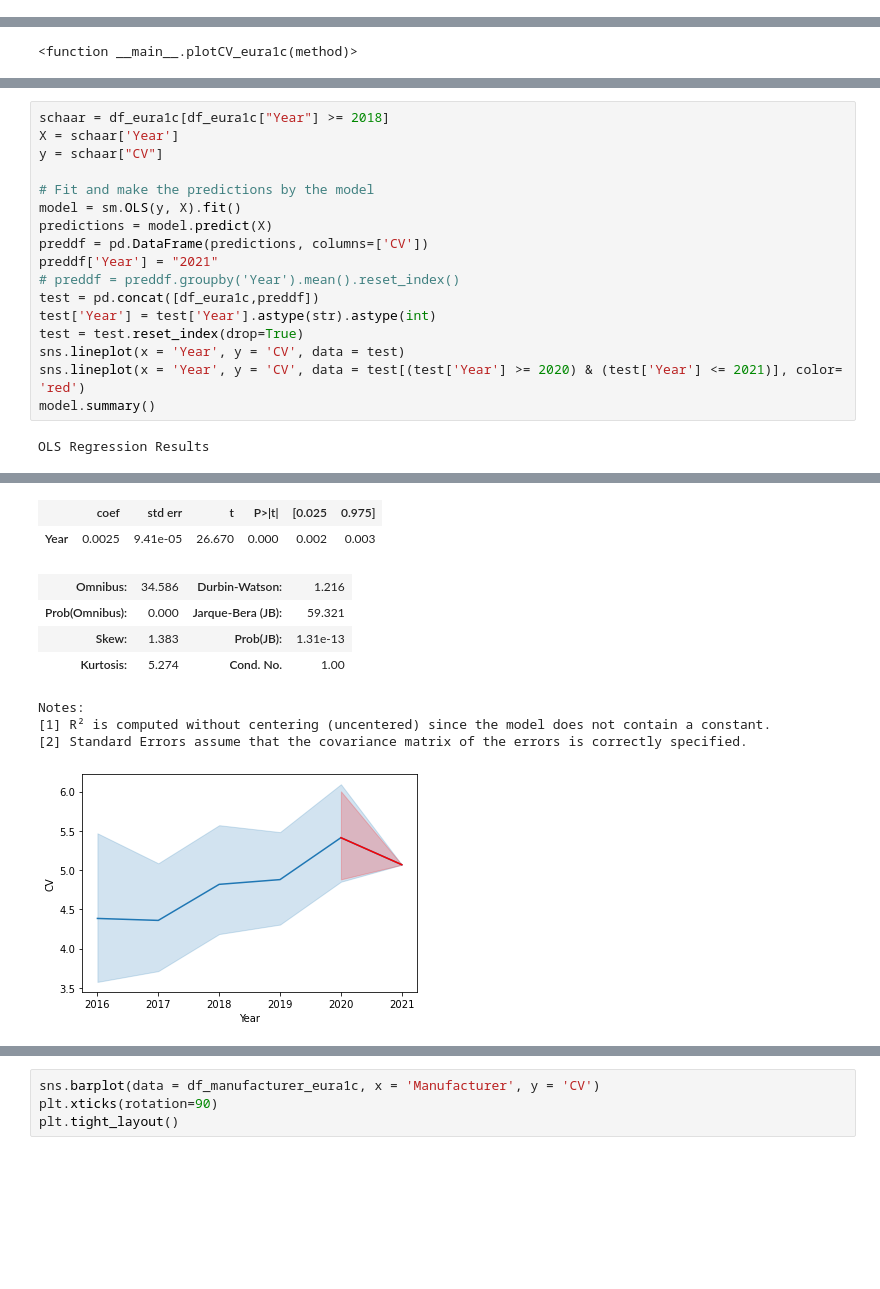
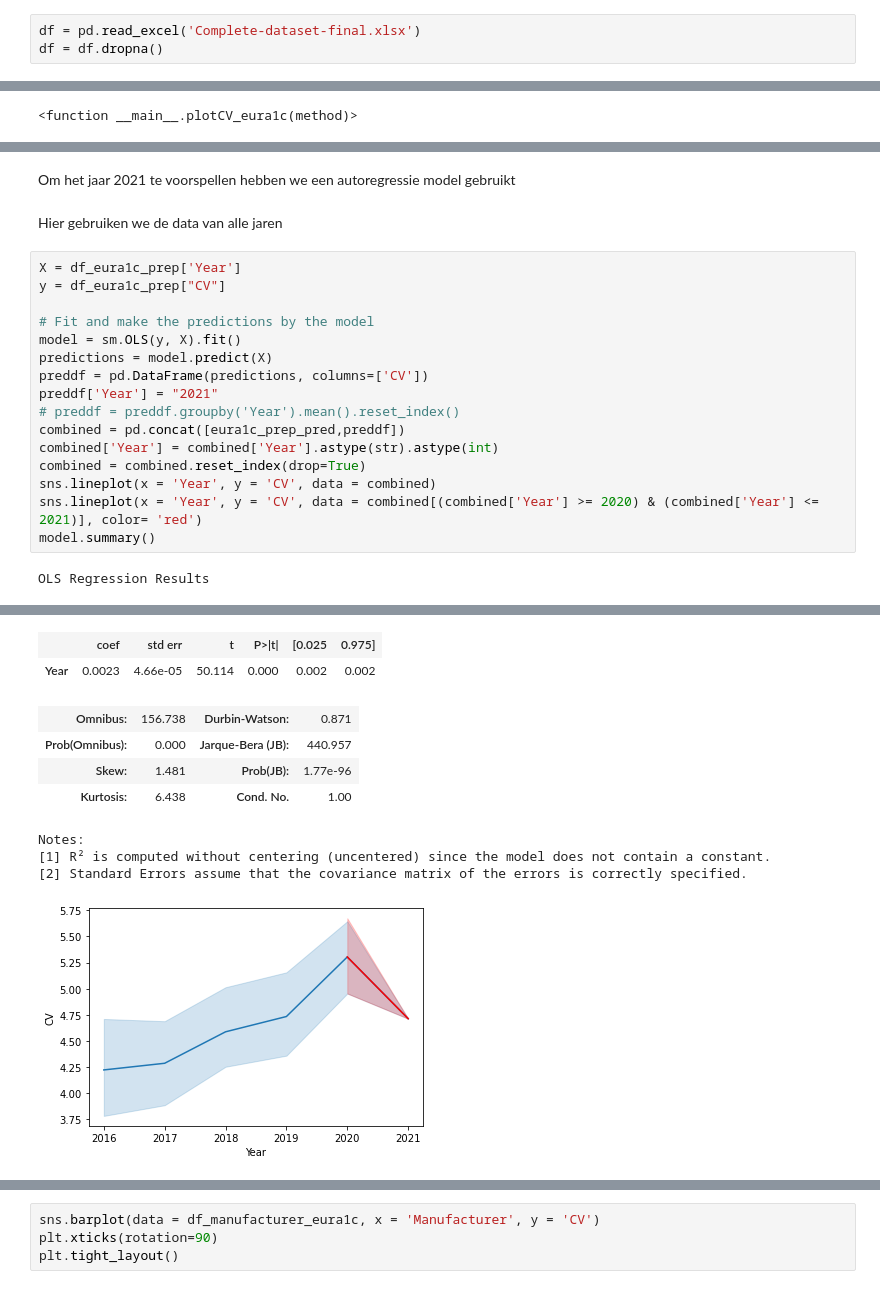
Before and after one commit to DSa-HbA1c/Predictions, a Jupyter notebook: Data visualisatie Corné.ipynb, the cells around one changed output, grey strips where cells are left out. Cells and saved outputs as stored; diff of their text form; blank space fills up the shorter version.

```diff
--- a/Data visualisatie Corné.ipynb
+++ b/Data visualisatie Corné.ipynb
@@ -35,0 +38,3 @@ De dataset wordt aangepast, zodat het bruikbaar is om de bapaalde visualisaties
+# %%
+df = pd.read_excel('Complete-dataset-final.xlsx')
+df = df.dropna()
@@ -211,7 +278,10 @@ Text(0.5, 1.0, 'gemiddelde CV waardes cap')
+# %% [markdown]
+Om het jaar 2021 te voorspellen hebben we een autoregressie model gebruikt
+# %% [markdown]
+Hier gebruiken we de data van alle jaren
 # %%
-schaar = df_eura1c[df_eura1c["Year"] >= 2018]
-X = schaar['Year']
-y = schaar["CV"]
+X = df_eura1c_prep['Year']
+y = df_eura1c_prep["CV"]
 
 # Fit and make the predictions by the model
 model = sm.OLS(y, X).fit()
@@ -219,11 +289,11 @@ predictions = model.predict(X)
 preddf = pd.DataFrame(predictions, columns=['CV'])
 preddf['Year'] = "2021"
 # preddf = preddf.groupby('Year').mean().reset_index()
-test = pd.concat([df_eura1c,preddf])
-test['Year'] = test['Year'].astype(str).astype(int)
-test = test.reset_index(drop=True)
-sns.lineplot(x = 'Year', y = 'CV', data = test)
-sns.lineplot(x = 'Year', y = 'CV', data = test[(test['Year'] >= 2020) & (test['Year'] <= 2021)], color= 'red')
+combined = pd.concat([eura1c_prep_pred,preddf])
+combined['Year'] = combined['Year'].astype(str).astype(int)
+combined = combined.reset_index(drop=True)
+sns.lineplot(x = 'Year', y = 'CV', data = combined)
+sns.lineplot(x = 'Year', y = 'CV', data = combined[(combined['Year'] >= 2020) & (combined['Year'] <= 2021)], color= 'red')
 model.summary()
 # %% [output]
 OLS Regression Results
@@ -237,12 +307,12 @@ OLS Regression Results
 | Df Model: | 1 |  |  |
 | Covariance Type: | nonrobust |  |  |
 |  | coef | std err | t | P>|t| | [0.025 | 0.975] |
-| Year | 0.0025 | 9.41e-05 | 26.670 | 0.000 | 0.002 | 0.003 |
+| Year | 0.0023 | 4.66e-05 | 50.114 | 0.000 | 0.002 | 0.002 |
-| Omnibus: | 34.586 | Durbin-Watson: | 1.216 |
-| Prob(Omnibus): | 0.000 | Jarque-Bera (JB): | 59.321 |
-| Skew: | 1.383 | Prob(JB): | 1.31e-13 |
-| Kurtosis: | 5.274 | Cond. No. | 1.00 |
+| Omnibus: | 156.738 | Durbin-Watson: | 0.871 |
+| Prob(Omnibus): | 0.000 | Jarque-Bera (JB): | 440.957 |
+| Skew: | 1.481 | Prob(JB): | 1.77e-96 |
+| Kurtosis: | 6.438 | Cond. No. | 1.00 |
 Notes:
 [1] R² is computed without centering (uncentered) since the model does not contain a constant.
 [2] Standard Errors assume that the covariance matrix of the errors is correctly specified.
-[figure, old version]
+[figure, new version]
```
Also changed, not shown: parts of 47 cells of this notebook.
